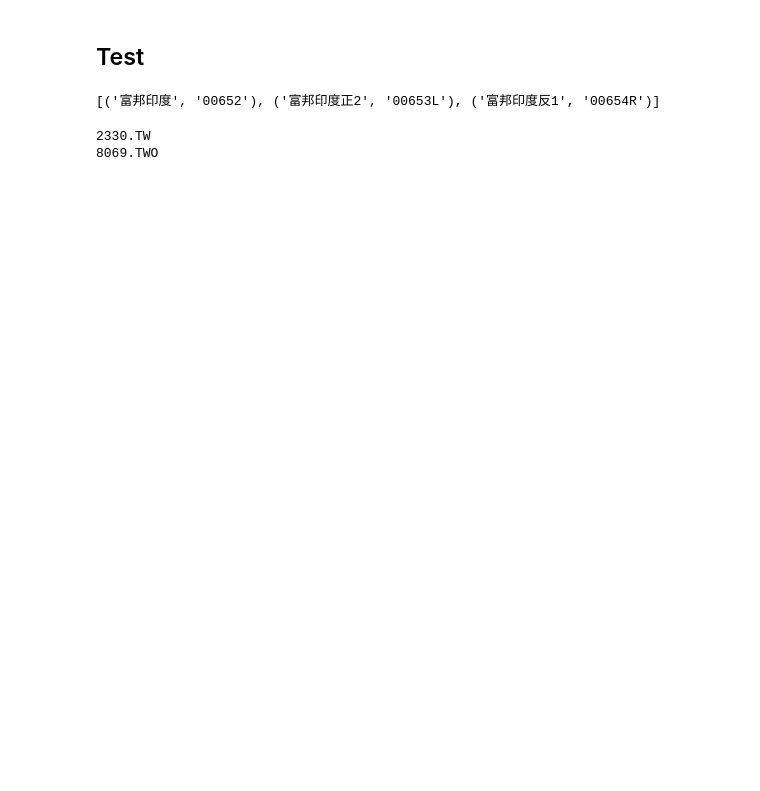
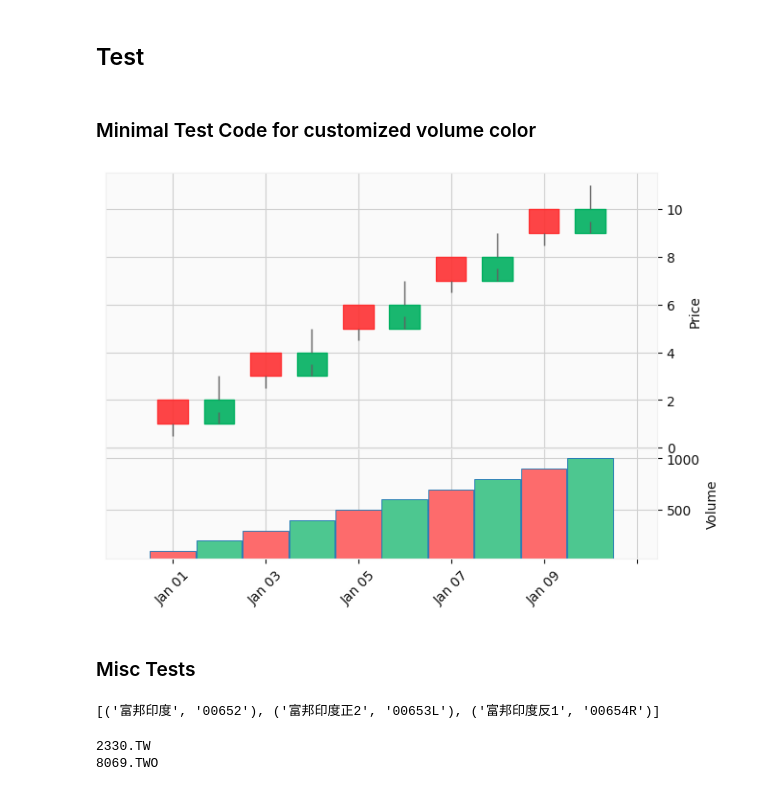
Before and after one commit to yorkjong/vistock, a Jupyter notebook: notebooks/vistock_demo.ipynb, the cells around one changed output. Saved outputs shown, nothing was run; the diff lists cells and outputs as text; code cells hidden in the pictures; blank space fills up the shorter version.

```diff
--- a/notebooks/vistock_demo.ipynb
+++ b/notebooks/vistock_demo.ipynb
@@ -162,6 +163,48 @@ else:
 [interactive output not drawn]
 # %% [markdown]
 ## Test
+# %% [markdown]
+### Minimal Test Code for customized volume color
+# %%
+import mplfinance as mpf
+import pandas as pd
+
+# Sample data
+dates = pd.date_range('2023-01-01', periods=10)
+data = {
+    'Open': [1, 2, 3, 4, 5, 6, 7, 8, 9, 10],
+    'High': [2, 3, 4, 5, 6, 7, 8, 9, 10, 11],
+    'Low': [0.5, 1.5, 2.5, 3.5, 4.5, 5.5, 6.5, 7.5, 8.5, 9.5],
+    'Close': [2, 1, 4, 3, 6, 5, 8, 7, 10, 9],
+    'Volume': [100, 200, 300, 400, 500, 600, 700, 800, 900, 1000]
+}
+df = pd.DataFrame(data, index=dates)
+
+# Get the 'yahoo' style
+yahoo_style = mpf.make_mpf_style(base_mpf_style='yahoo')
+
+# Access the 'yahoo' style market colors
+yahoo_market_colors = yahoo_style['marketcolors']
+
+# Reverse the colors
+reversed_market_colors = mpf.make_marketcolors(
+    up=yahoo_market_colors['candle']['down'],
+    down=yahoo_market_colors['candle']['up'],
+    edge={'up': yahoo_market_colors['edge']['down'], 'down': yahoo_market_colors['edge']['up']},
+    wick={'up': yahoo_market_colors['wick']['down'], 'down': yahoo_market_colors['wick']['up']},
+    ohlc={'up': yahoo_market_colors['ohlc']['down'], 'down': yahoo_market_colors['ohlc']['up']},
+    volume={'up': yahoo_market_colors['volume']['down'], 'down': yahoo_market_colors['volume']['up']}
+)
+
+# Define a new style with reversed colors
+reversed_style = mpf.make_mpf_style(base_mpf_style='yahoo', marketcolors=reversed_market_colors)
+
+# Plot the candlestick chart
+mpf.plot(df, type='candle', volume=True, style=reversed_style)
+# %% [output]
+[figure, added]
+# %% [markdown]
+### Misc Tests
 # %%
 from vistock import tw
 
```
Also changed, not shown: parts of 4 cells of this notebook.
